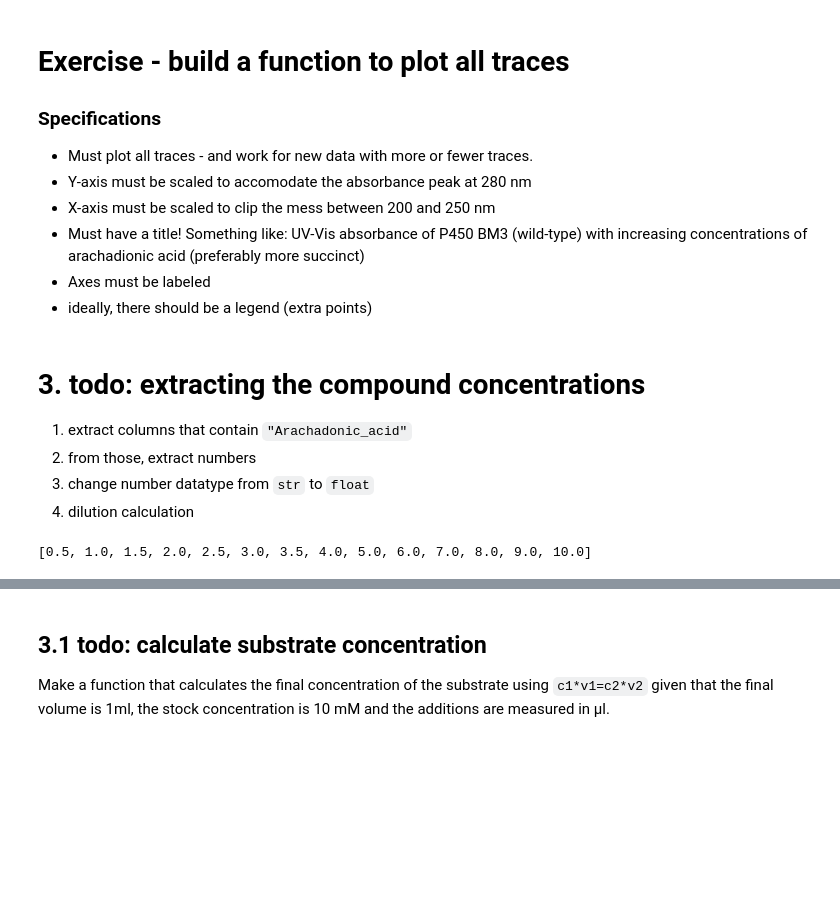
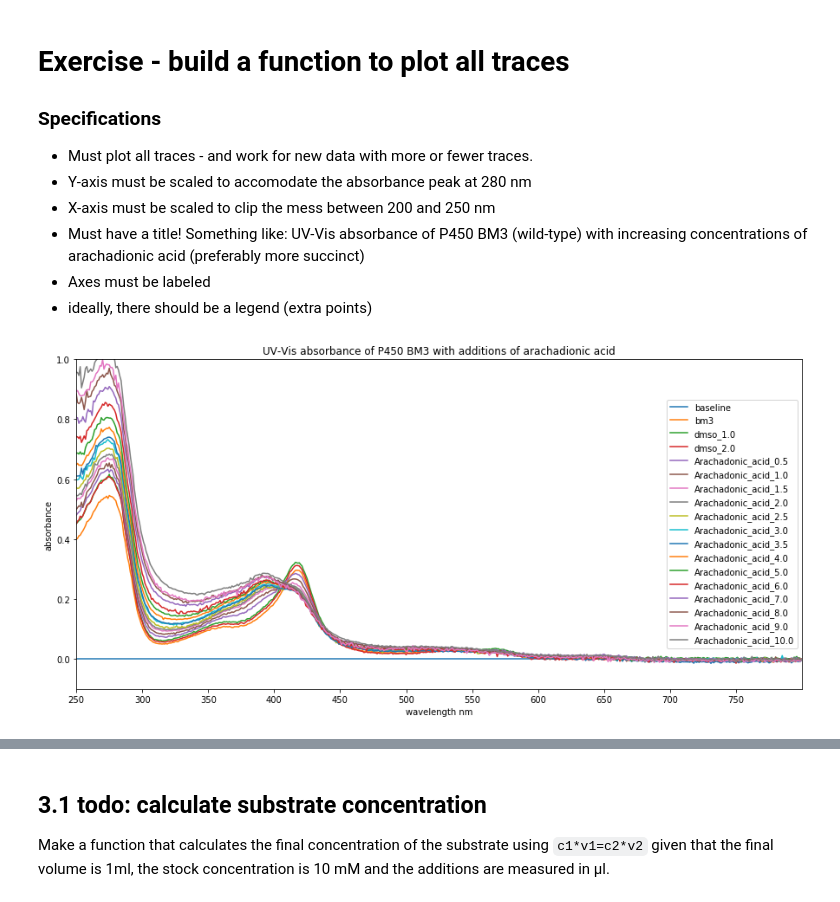
Before and after one commit to UoMMIB/Python-Club, a Jupyter notebook: Tutorials/uv-vis-data.ipynb, the cells around one changed output, grey strips where cells are left out. Saved outputs shown, nothing was run; the diff lists cells and outputs as text; code cells hidden in the pictures; blank space fills up the shorter version.

Commit message:
worked on uv-vis regext tutorial

````diff
--- a/Tutorials/uv-vis-data.ipynb
+++ b/Tutorials/uv-vis-data.ipynb
@@ -395,22 +426,10 @@ plt.show()
 - Must have a title! Something like: UV-Vis absorbance of P450 BM3 (wild-type) with increasing concentrations of arachadionic acid (preferably more succinct)
 - Axes must be labeled
 - ideally, there should be a legend (extra points)
-# %% [markdown]
-# 3. todo: extracting the compound concentrations
-1. extract columns that contain ```"Arachadonic_acid"```
-2. from those, extract numbers
-3. change number datatype from ```str``` to ```float```
-4. dilution calculation
-# %%
-import re
-
-def substrate_vols(idx):
-    substrate = [i for i in idx if 'Arachadonic_acid' in i]
-    regex = [re.findall('\d+.\d+', i) for i in substrate] # add some cheat sheet cmds
-    vols = [float(i[0]) for i in regex]
-    return vols
-
-vols = substrate_vols(df.index)
-vols
-# %% [output]
-[0.5, 1.0, 1.5, 2.0, 2.5, 3.0, 3.5, 4.0, 5.0, 6.0, 7.0, 8.0, 9.0, 10.0]
+# %%
+# answer
+from uv_vis_answers import plot_traces
+
+plot_traces(df)
+# %% [output]
+[figure, added]
````
Also changed, not shown: parts of 20 cells of this notebook, 1 other file.
